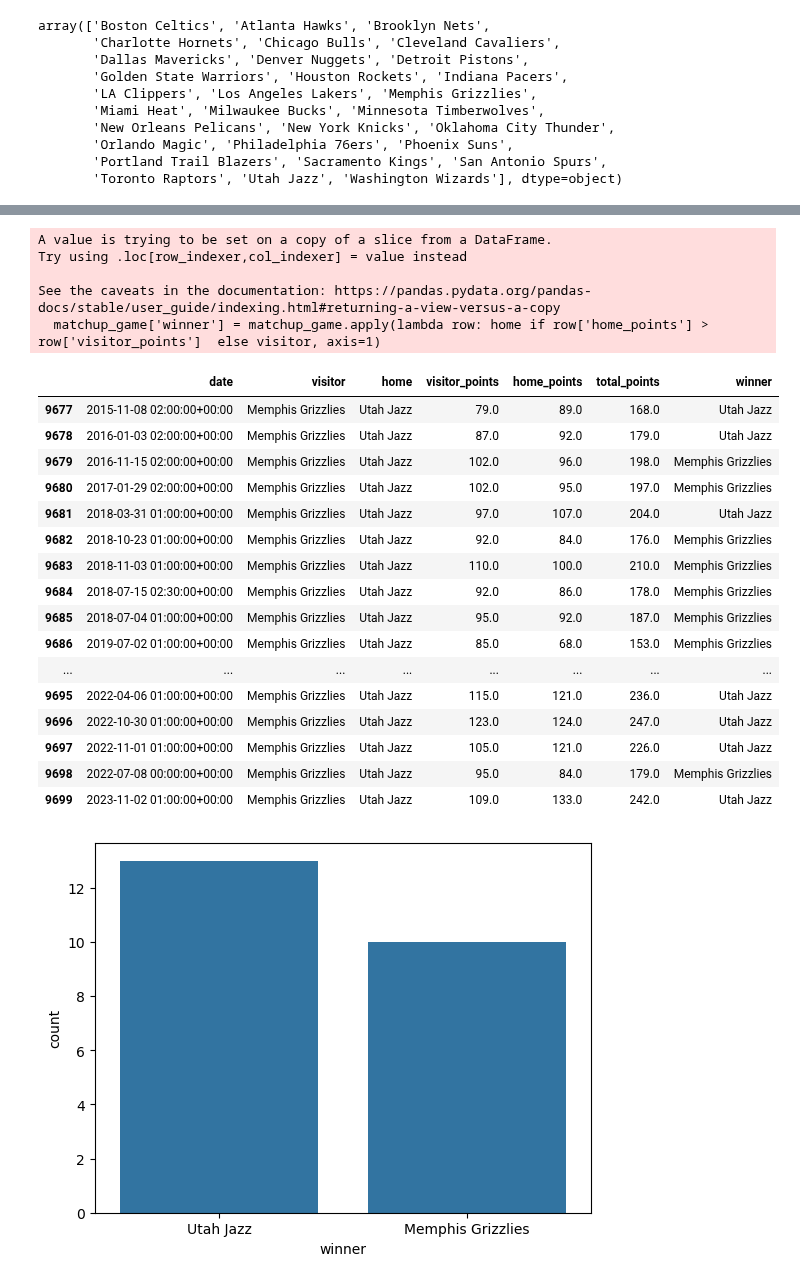
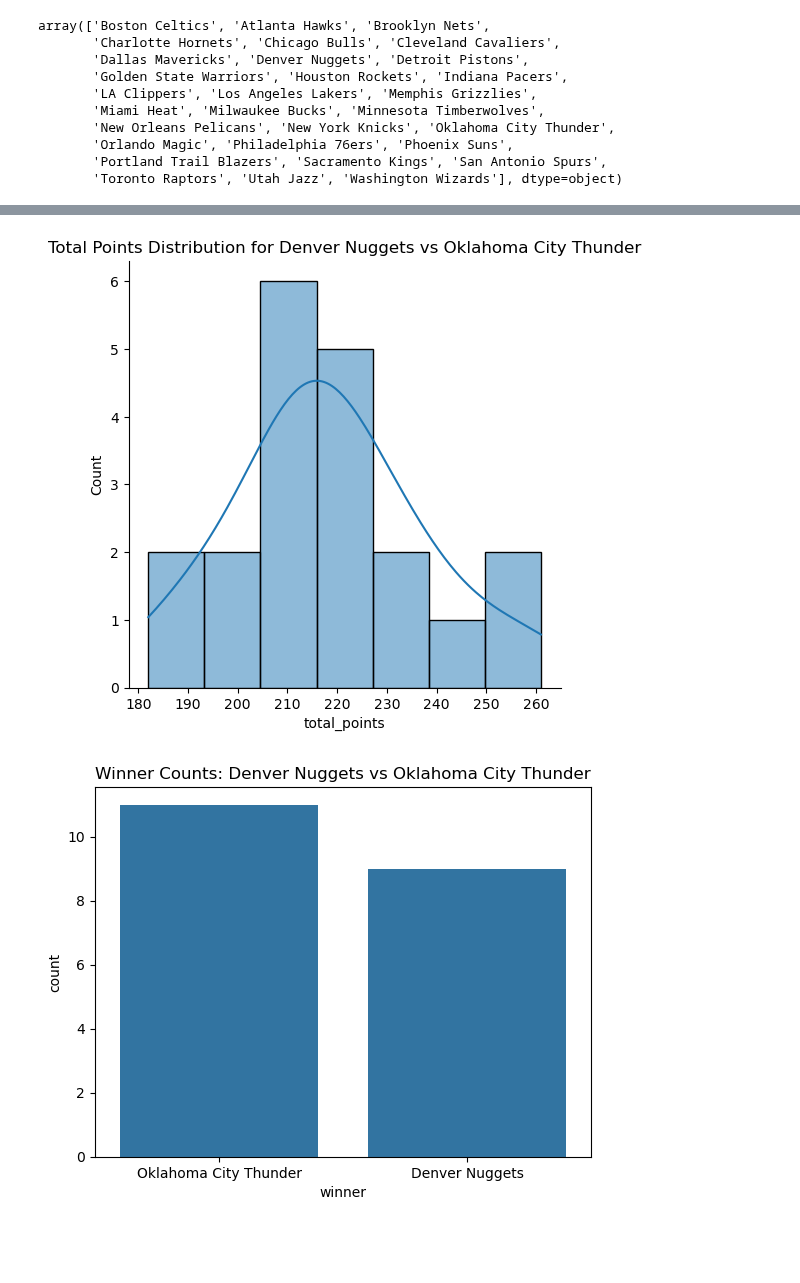
Before and after one commit to VincentGordon-Data-Analyst/nba-api, a Jupyter notebook: nba-analysis.ipynb, the cells around one changed output, grey strips where cells are left out. Cells and saved outputs as stored; diff of their text form; code cells hidden in the pictures; blank space fills up the shorter version.

Commit message:
Created function to create graphs and dataframe of selected team names

```diff
--- a/nba-analysis.ipynb
+++ b/nba-analysis.ipynb
@@ -109,3 +109,29 @@ df
 # %% [markdown]
 # Analysis
+# %%
+def possible_outcome(dataframe, away_team, home_team):
+    # Get team names from user input
+    # away_team = input("Enter the visitor team:")
+    # home_team = input("Enter the home team")
+
+    # Filter the dataframe for the specific matchup
+    matchup_game = dataframe.loc[(dataframe['visitor'] == away_team) & (dataframe['home'] == home_team)].copy()
+
+    # Add a 'total_points' column
+    matchup_game['total_points'] = matchup_game['visitor_points'] + matchup_game['home_points']
+
+    # Determine the winner
+    matchup_game['winner'] = matchup_game.apply(lambda row: home_team if row['home_points'] > row['visitor_points']  else away_team, axis=1)
+
+    # Plot total points distribution with a KDE
+    sns.displot(data=matchup_game, x='total_points', kde=True)
+    plt.title(f'Total Points Distribution for {home_team} vs {away_team}')
+    plt.show()
+
+    # Plot the winner count
+    sns.countplot(matchup_game, x='winner')
+    plt.title(f'Winner Counts: {home_team} vs {away_team}')
+    plt.show()
+
+    return matchup_game
 # %%
@@ -162,31 +151,5 @@ plt.show()
-# %%
-matchup_game['winner'] = matchup_game.apply(lambda row: home if row['home_points'] > row['visitor_points']  else visitor, axis=1)
-matchup_game
-# %% [output]
-A value is trying to be set on a copy of a slice from a DataFrame.
-Try using .loc[row_indexer,col_indexer] = value instead
-
-See the caveats in the documentation: https://pandas.pydata.org/pandas-docs/stable/user_guide/indexing.html#returning-a-view-versus-a-copy
-  matchup_game['winner'] = matchup_game.apply(lambda row: home if row['home_points'] > row['visitor_points']  else visitor, axis=1)
-|  | date | visitor | home | visitor_points | home_points | total_points | winner |
-| 9677 | 2015-11-08 02:00:00+00:00 | Memphis Grizzlies | Utah Jazz | 79.0 | 89.0 | 168.0 | Utah Jazz |
-| 9678 | 2016-01-03 02:00:00+00:00 | Memphis Grizzlies | Utah Jazz | 87.0 | 92.0 | 179.0 | Utah Jazz |
-| 9679 | 2016-11-15 02:00:00+00:00 | Memphis Grizzlies | Utah Jazz | 102.0 | 96.0 | 198.0 | Memphis Grizzlies |
-| 9680 | 2017-01-29 02:00:00+00:00 | Memphis Grizzlies | Utah Jazz | 102.0 | 95.0 | 197.0 | Memphis Grizzlies |
-| 9681 | 2018-03-31 01:00:00+00:00 | Memphis Grizzlies | Utah Jazz | 97.0 | 107.0 | 204.0 | Utah Jazz |
-| 9682 | 2018-10-23 01:00:00+00:00 | Memphis Grizzlies | Utah Jazz | 92.0 | 84.0 | 176.0 | Memphis Grizzlies |
-| 9683 | 2018-11-03 01:00:00+00:00 | Memphis Grizzlies | Utah Jazz | 110.0 | 100.0 | 210.0 | Memphis Grizzlies |
-| 9684 | 2018-07-15 02:30:00+00:00 | Memphis Grizzlies | Utah Jazz | 92.0 | 86.0 | 178.0 | Memphis Grizzlies |
-| 9685 | 2018-07-04 01:00:00+00:00 | Memphis Grizzlies | Utah Jazz | 95.0 | 92.0 | 187.0 | Memphis Grizzlies |
-| 9686 | 2019-07-02 01:00:00+00:00 | Memphis Grizzlies | Utah Jazz | 85.0 | 68.0 | 153.0 | Memphis Grizzlies |
-| ... | ... | ... | ... | ... | ... | ... | ... |
-| 9695 | 2022-04-06 01:00:00+00:00 | Memphis Grizzlies | Utah Jazz | 115.0 | 121.0 | 236.0 | Utah Jazz |
-| 9696 | 2022-10-30 01:00:00+00:00 | Memphis Grizzlies | Utah Jazz | 123.0 | 124.0 | 247.0 | Utah Jazz |
-| 9697 | 2022-11-01 01:00:00+00:00 | Memphis Grizzlies | Utah Jazz | 105.0 | 121.0 | 226.0 | Utah Jazz |
-| 9698 | 2022-07-08 00:00:00+00:00 | Memphis Grizzlies | Utah Jazz | 95.0 | 84.0 | 179.0 | Memphis Grizzlies |
-| 9699 | 2023-11-02 01:00:00+00:00 | Memphis Grizzlies | Utah Jazz | 109.0 | 133.0 | 242.0 | Utah Jazz |
-# %%
-sns.countplot(matchup_game, x='winner')
-plt.show()
-# %% [output]
-[figure, removed]
+# %%
+possible_outcome(df, 'Oklahoma City Thunder', 'Denver Nuggets')
+# %% [output]
+[figure, added]
+[figure, added]
```
Also changed, not shown: parts of 6 cells of this notebook.
